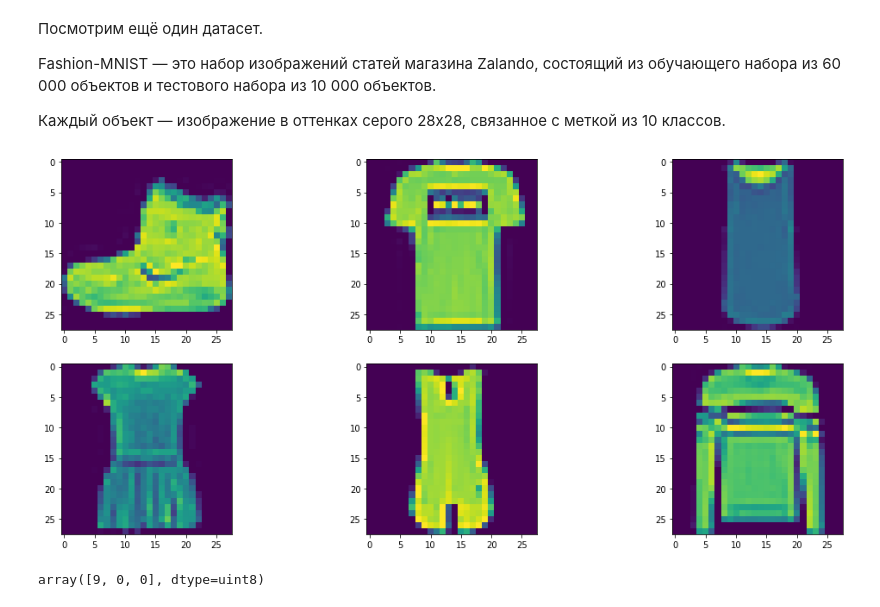
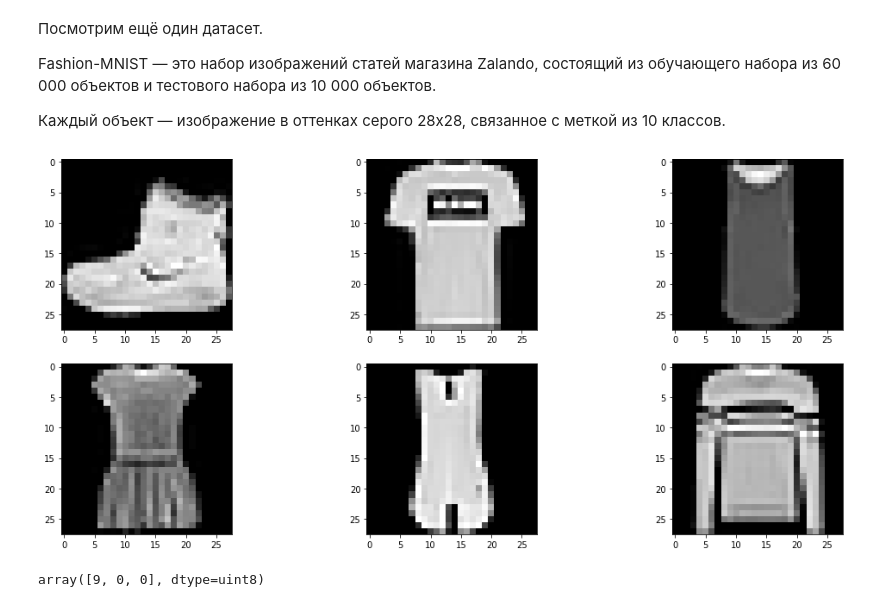
Before and after one commit to spbu-math-cs/ml-course, a Jupyter notebook: seminars/10_neural_nets_backprop/10_neural_nets_backprop_practice.ipynb, the cells around one changed output. Saved outputs shown, nothing was run; the diff lists cells and outputs as text; code cells hidden in the pictures.

```diff
--- a/seminars/10_neural_nets_backprop/10_neural_nets_backprop_practice.ipynb
+++ b/seminars/10_neural_nets_backprop/10_neural_nets_backprop_practice.ipynb
@@ -21,7 +21,7 @@ fig, gs = plt.figure(figsize=(18, 8)), matplotlib.gridspec.GridSpec(2, 3)
 
 for i in range(6):
     plot = fig.add_subplot(gs[i])
-    plot.imshow(x_train[i], , cmap='gray')
+    plot.imshow(x_train[i], cmap='gray')
 
 plt.show()
 # %% [output]
@@ -144,13 +144,13 @@ fashion_mnist = keras.datasets.fashion_mnist
 # %%
 fig, gs = plt.figure(figsize=(18, 8)), matplotlib.gridspec.GridSpec(2, 3)
 
 for i in range(6):
     plot = fig.add_subplot(gs[i])
-    plot.imshow(x_train[i])
+    plot.imshow(x_train[i], cmap='gray')
 
 plt.show()
 # %% [output]
-[figure, old version]
+[figure, new version]
 # %%
 y_train[:3]
 # %% [output]
```
Also changed, not shown: parts of 5 cells of this notebook, 33 other files.
